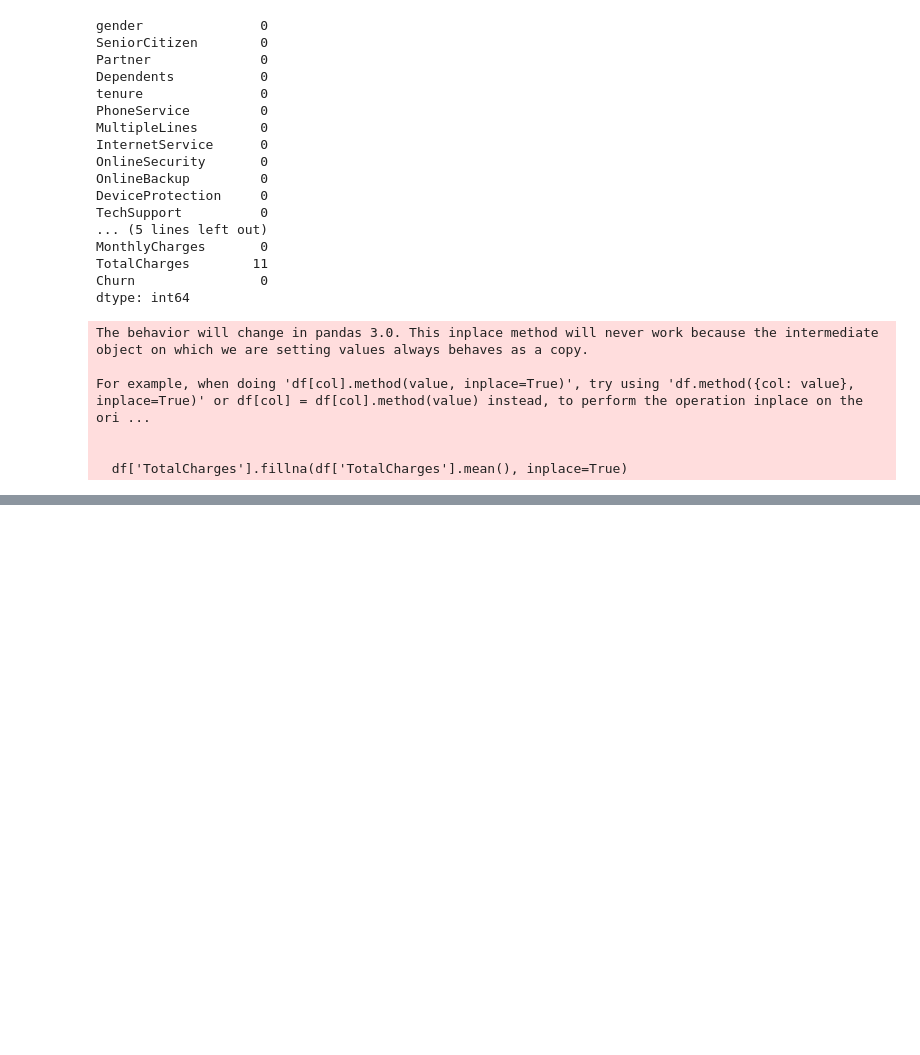
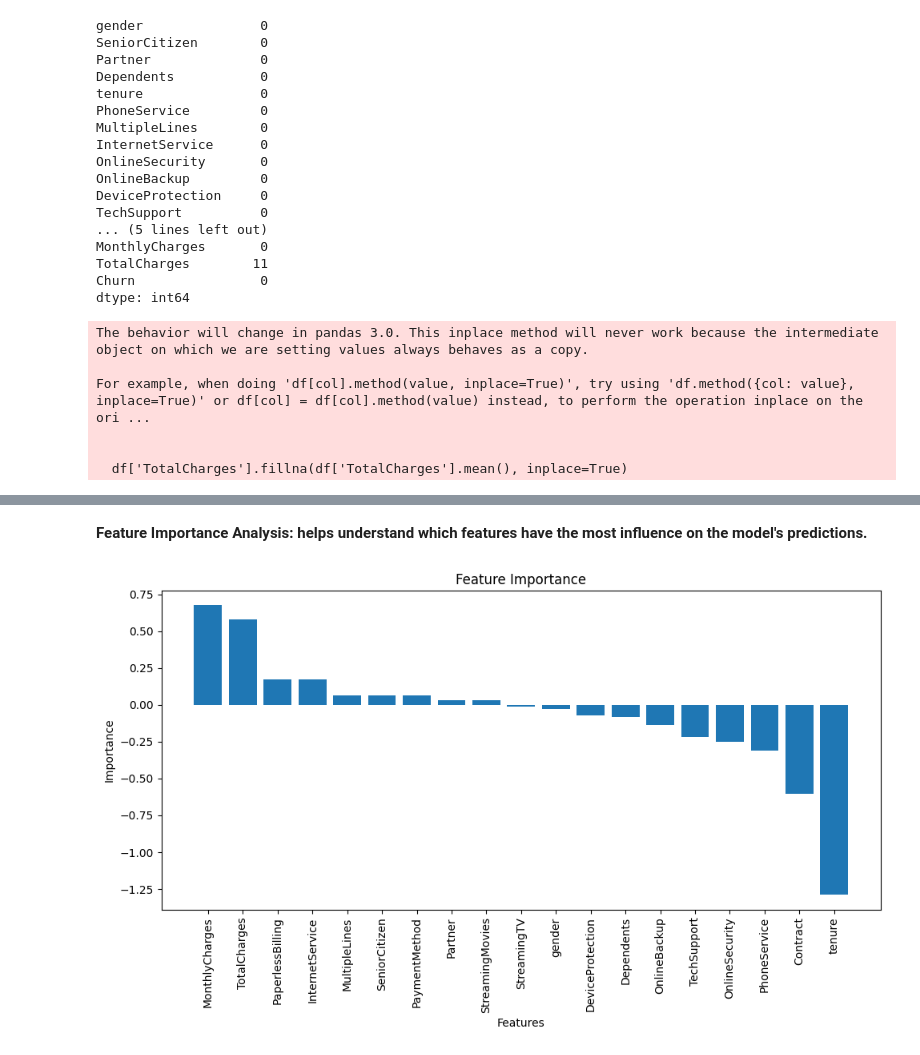
Before and after one commit to Staures92/MLOps, a Jupyter notebook: week1/3-project/Carapuce0.ipynb, the cells around one changed output, grey strips where cells are left out. Cells and saved outputs as stored; diff of their text form; code cells hidden in the pictures; blank space fills up the shorter version.

```diff
--- a/week1/3-project/Carapuce0.ipynb
+++ b/week1/3-project/Carapuce0.ipynb
@@ -175,3 +175,8 @@ for col in categorical_cols :
 X = df.drop('Churn', axis=1)
 y = df['Churn']
 X_train, X_test, y_train, y_test = train_test_split(X, y, test_size=0.2, random_state=42)
+# %%
+# Scale the features
+scaler = StandardScaler()
+X_train_scaled = scaler.fit_transform(X_train)
+X_test_scaled = scaler.transform(X_test)
@@ -180,5 +187,5 @@ X_train, X_test, y_train, y_test = train_test_split(X, y, test_size=0.2, random_
 logreg_model = LogisticRegression()
 # %%
 # Train the model
-logreg_model.fit(X_train, y_train)
+logreg_model.fit(X_train_scaled, y_train)
 # %% [output]
@@ -225,3 +213,26 @@ plt.show()
+# %% [markdown]
+**Feature Importance Analysis: helps understand which features have the most influence on the model's predictions.**
+# %%
+# Get feature importances
+feature_importances = logreg_model.coef_[0]
+
+# Create a DataFrame for feature importances
+importance_df = pd.DataFrame({'Feature': X.columns, 'Importance': feature_importances})
+
+# Sort the DataFrame by importance values
+importance_df = importance_df.sort_values(by='Importance', ascending=False)
+
+# Plot the feature importances
+plt.figure(figsize=(10, 6))
+plt.bar(importance_df['Feature'], importance_df['Importance'])
+plt.xticks(rotation=90)
+plt.xlabel('Features')
+plt.ylabel('Importance')
+plt.title('Feature Importance')
+plt.tight_layout()
+plt.show()
+# %% [output]
+[figure, added]
 # %%
 
 # Plot confusion matrix
```
Also changed, not shown: parts of 15 cells of this notebook, 1 other file.
